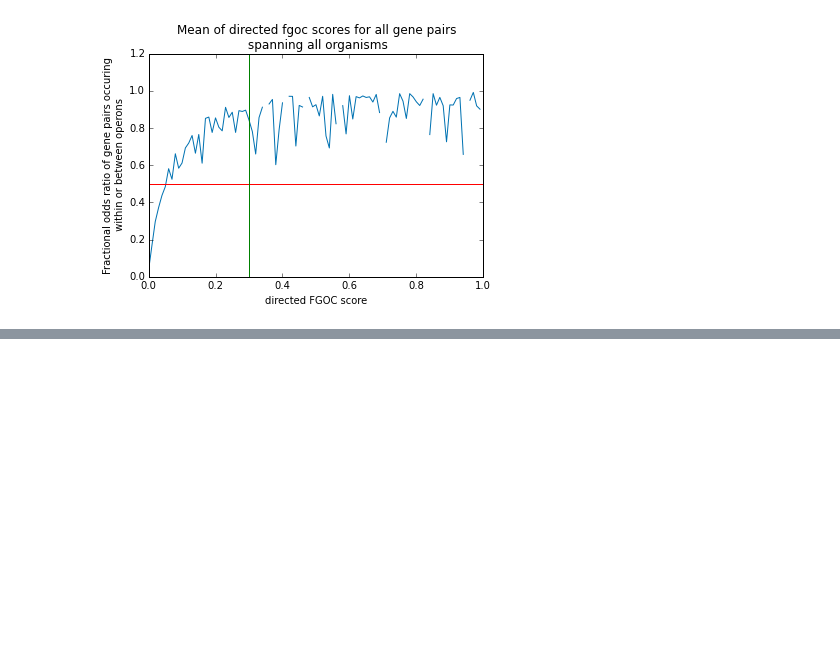
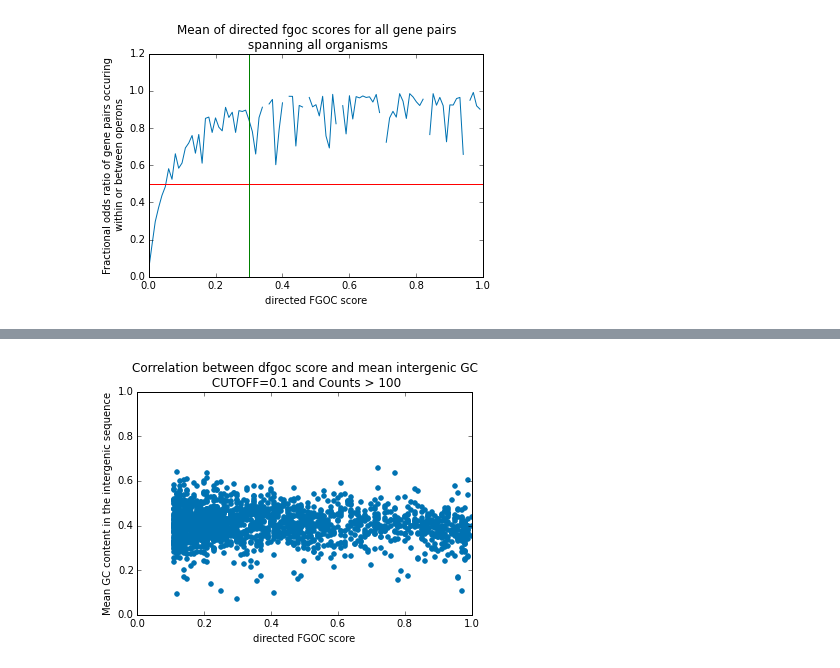
Before and after one commit to jagannath/operons, a Jupyter notebook: operonStats.ipynb, the cells around one changed output, grey strips where cells are left out. Saved outputs shown, nothing was run; the diff lists cells and outputs as text; code cells hidden in the pictures; blank space fills up the shorter version.

```diff
--- a/operonStats.ipynb
+++ b/operonStats.ipynb
@@ -306,0 +520,16 @@ plt.savefig(f,dpi=300)
+# %%
+import numpy as np
+
+gc_dfgoc_list = list()
+cutoff = 0.1
+count
+
+for cogPair,GCList in cogPair_GCcontent_dict.items():
+    cogA, cogB, count, dfgoc, fgoc, aNbr, bNbr = cogPair_fgocInfo_dict[cogPair]
+    allGeneA_GC, allGeneB_GC, allIntergene_GC = zip(*GCList)
+    meanGeneA_GC, meanGeneB_GC, meanIntergene_GC = map(np.mean,[allGeneA_GC,allGeneB_GC,allIntergene_GC])
+    if not (cogA.startswith('nan') or cogB.startswith('nan')):
+        if float(dfgoc)>cutoff and int(count)>100:
+            gc_dfgoc_list.append((cogA,cogB,meanGeneA_GC,meanGeneB_GC,meanIntergene_GC,dfgoc,fgoc,count))
+
+print "List created of length : ",len(gc_dfgoc_list),time.ctime()
@@ -306,0 +538,29 @@ plt.savefig(f,dpi=300)
+# %%
+imgDir = '/home/jaggu/research/projectFiles/operons/figures'
+
+% matplotlib inline
+import numpy as np
+import matplotlib.pyplot as plt
+
+meanGeneA_GC_vals = [item[2] for item in gc_dfgoc_list]
+meanGeneB_GC_vals = [item[3] for item in gc_dfgoc_list]
+meanIntergene_GC_vals = [item[4] for item in gc_dfgoc_list]
+dfgoc_vals = map(np.float,[item[5] for item in gc_dfgoc_list])
+
+xList = dfgoc_vals
+yList = meanIntergene_GC_vals
+
+plt.scatter(xList,yList,color='#0072B2')
+plt.xlabel('directed FGOC score')
+plt.ylabel('Mean GC content in the intergenic sequence')
+plt.title('Correlation between dfgoc score and mean intergenic GC \n CUTOFF='+str(cutoff)+' and Counts > 100 ')
+plt.xlim([0,1])
+plt.ylim([0,1])
+
+# Saving figure
+fname = 'meanGC_dfgoc.scatter.svg'
+f = os.path.join(imgDir,fname)
+plt.savefig(f,dpi=300)
+plt.show()
+# %% [output]
+[figure, added]
```
Also changed, not shown: parts of 13 cells of this notebook, 3 other files.
